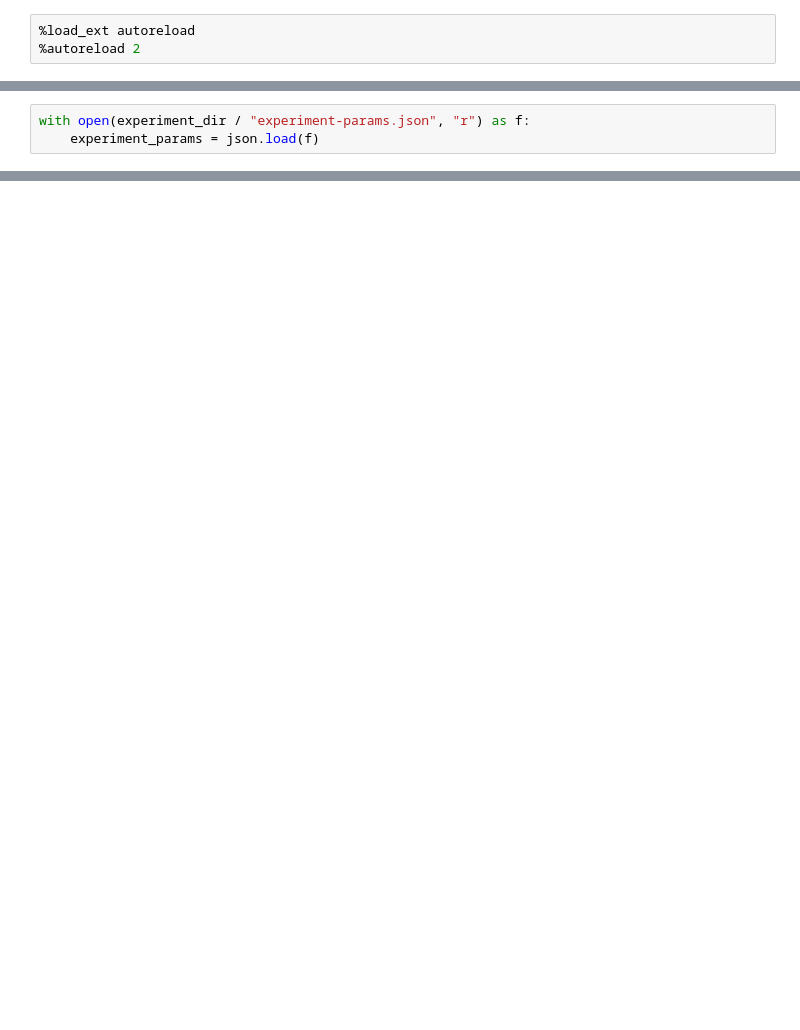
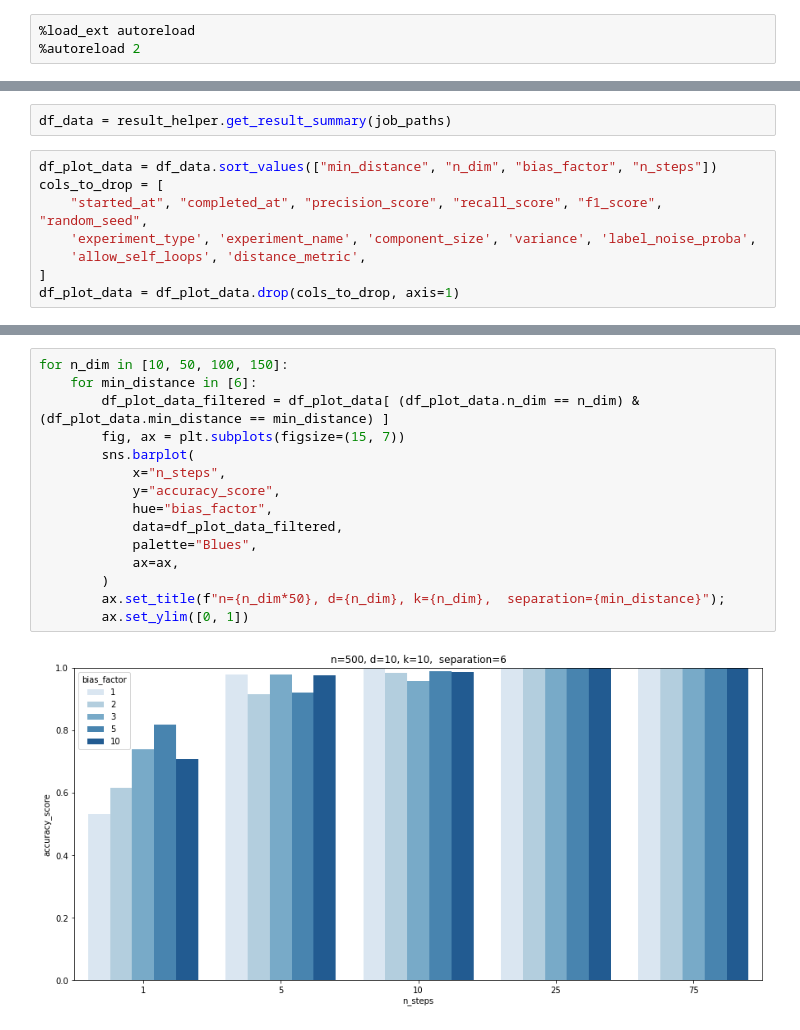
Before and after one commit to sheikhomar/mixture-learning, a Jupyter notebook: notebooks/03-initial-results.ipynb, the cells around one changed output, grey strips where cells are left out. Cells and saved outputs as stored; diff of their text form; blank space fills up the shorter version.

Commit message:
Update initial results.

```diff
--- a/notebooks/03-initial-results.ipynb
+++ b/notebooks/03-initial-results.ipynb
@@ -40,3 +24,0 @@ experiment_dir = job_path.parent
-# %%
-with open(experiment_dir / "experiment-params.json", "r") as f:
-    experiment_params = json.load(f)
@@ -99,0 +25,10 @@ accuracy_score(y_true=df_results["true_label"], y_pred=df_results["pred_label"])
+# %%
+df_data = result_helper.get_result_summary(job_paths)
+# %%
+df_plot_data = df_data.sort_values(["min_distance", "n_dim", "bias_factor", "n_steps"])
+cols_to_drop = [
+    "started_at", "completed_at", "precision_score", "recall_score", "f1_score", "random_seed",
+    'experiment_type', 'experiment_name', 'component_size', 'variance', 'label_noise_proba',
+    'allow_self_loops', 'distance_metric',
+]
+df_plot_data = df_plot_data.drop(cols_to_drop, axis=1)
@@ -99,0 +51,17 @@ accuracy_score(y_true=df_results["true_label"], y_pred=df_results["pred_label"])
+# %%
+for n_dim in [10, 50, 100, 150]:
+    for min_distance in [6]:
+        df_plot_data_filtered = df_plot_data[ (df_plot_data.n_dim == n_dim) & (df_plot_data.min_distance == min_distance) ]
+        fig, ax = plt.subplots(figsize=(15, 7))
+        sns.barplot(
+            x="n_steps",
+            y="accuracy_score",
+            hue="bias_factor",
+            data=df_plot_data_filtered,
+            palette="Blues",
+            ax=ax,
+        )
+        ax.set_title(f"n={n_dim*50}, d={n_dim}, k={n_dim},  separation={min_distance}");
+        ax.set_ylim([0, 1])
+# %% [output]
+[figure, added]
```
Also changed, not shown: parts of 14 cells of this notebook, 1 other file.
